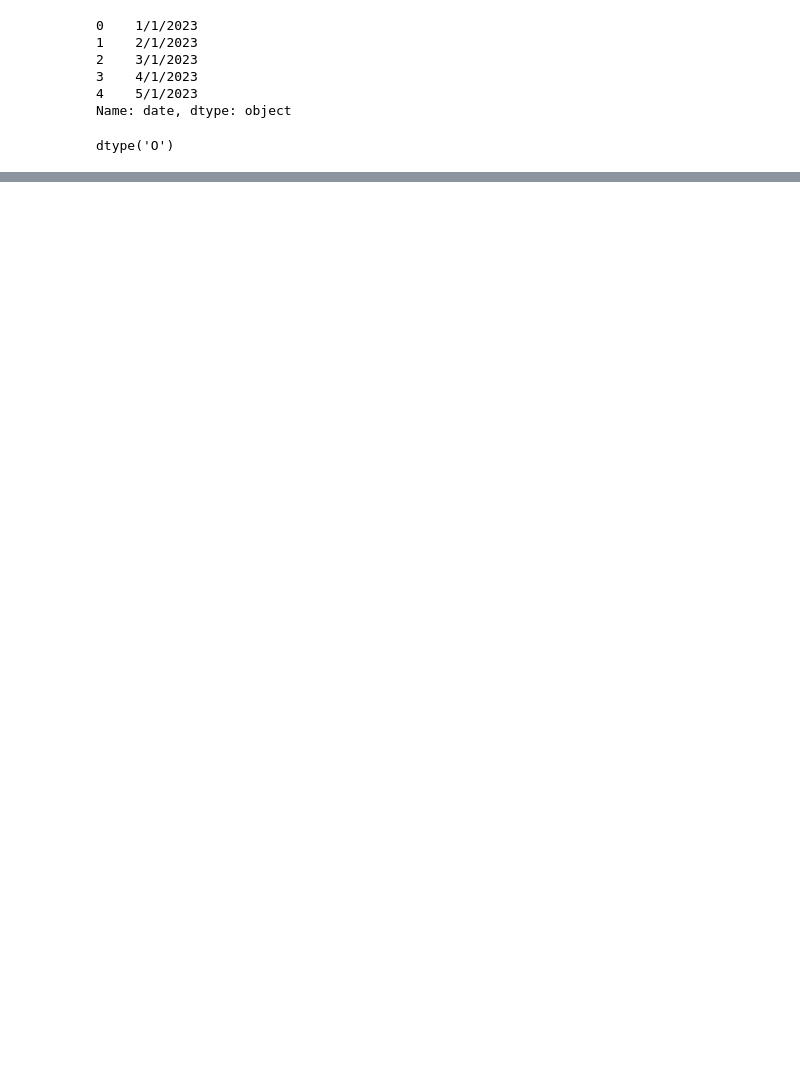
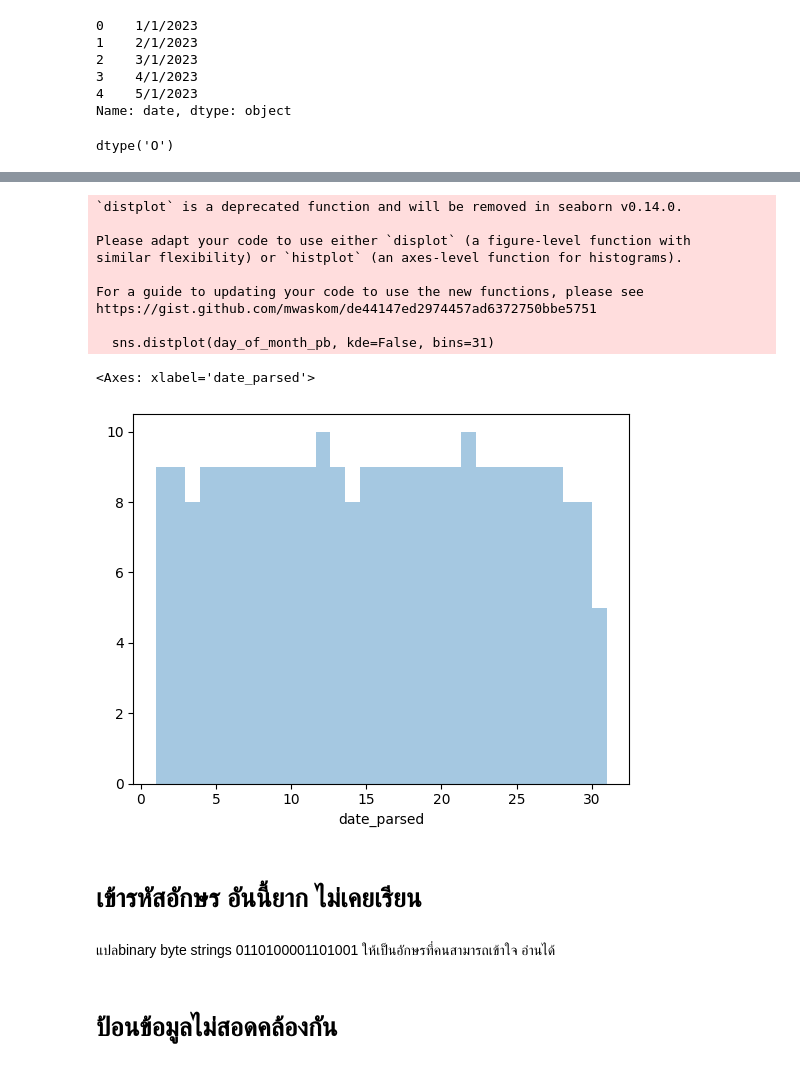
Before and after one commit to Suchada2000/MY-WORK, a Jupyter notebook: Untitled22.ipynb, the cells around one changed output, grey strips where cells are left out. Saved outputs shown, nothing was run; the diff lists cells and outputs as text; code cells hidden in the pictures; blank space fills up the shorter version.

```diff
--- a/Untitled22.ipynb
+++ b/Untitled22.ipynb
@@ -245,2 +248,4 @@ pb['date'].dtype
 # %% [output]
 dtype('O')
+# %%
+pb['date_parsed'] = pd.to_datetime(pb['date'], format='mixed', errors='coerce', dayfirst=True)
@@ -246,0 +279,4 @@ dtype('O')
+# %%
+# get the day of the month from the date_parsed column
+day_of_month_pb = pb['date_parsed'].dt.day #ดึงวันที่ออกมา
+day_of_month_pb.head()
@@ -246,0 +291,24 @@ dtype('O')
+# %%
+# remove na's
+day_of_month_landslides = day_of_month_pb.dropna()
+
+# plot the day of the month
+sns.distplot(day_of_month_pb, kde=False, bins=31) #ถ้าการกระจายของเดือนมีความสม่ำเสมอจำเป็นฮิสโตแกรมที่เป็นระคังคว่ำที่สม่ำเสมอ
+# %% [output]
+`distplot` is a deprecated function and will be removed in seaborn v0.14.0.
+
+Please adapt your code to use either `displot` (a figure-level function with
+similar flexibility) or `histplot` (an axes-level function for histograms).
+
+For a guide to updating your code to use the new functions, please see
+https://gist.github.com/mwaskom/de44147ed2974457ad6372750bbe5751
+
+  sns.distplot(day_of_month_pb, kde=False, bins=31)
+<Axes: xlabel='date_parsed'>
+[figure, added]
+# %% [markdown]
+# เข้ารหัสอักษร อันนี้ยาก ไม่เคยเรียน
+# %% [markdown]
+แปลbinary byte strings 0110100001101001 ให้เป็นอักษรที่คนสามารถเข้าใจ อ่านได้
+# %% [markdown]
+# ป้อนข้อมูลไม่สอดคล้องกัน
```
Also changed, not shown: parts of 16 cells of this notebook.
